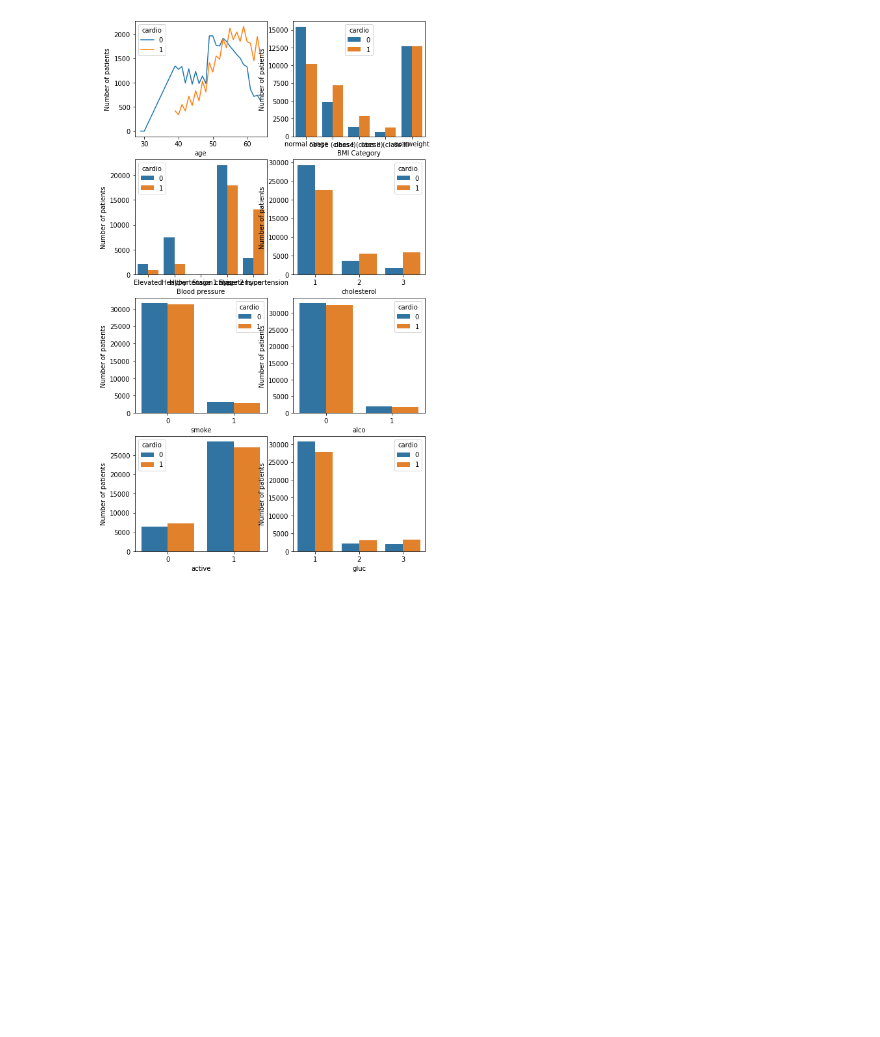
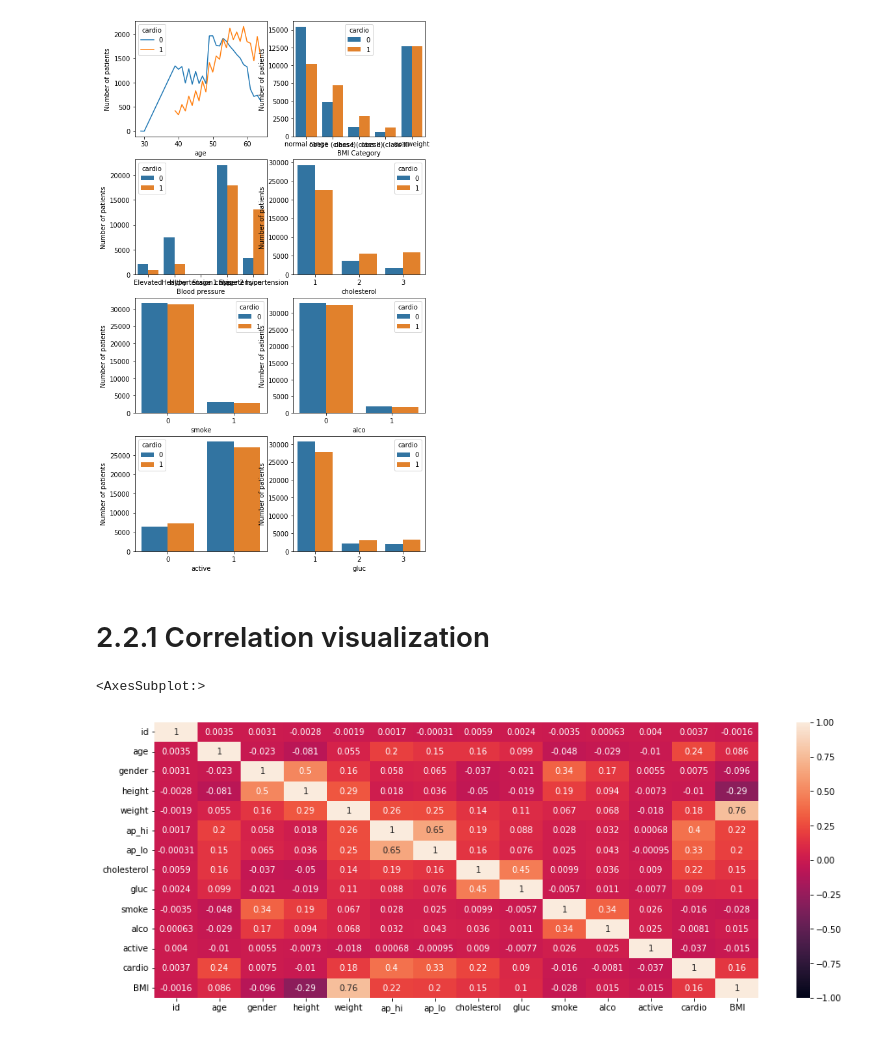
Before and after one commit to SamiFatmi/Machine-Learning-SAMI-FATMI, a Jupyter notebook: Labs/2-Disease_prediction.ipynb, the cells around one changed output. Drawn from its saved outputs; the diff is of its cells as text; code cells hidden in the pictures; blank space fills up the shorter version.

```diff
--- a/Labs/2-Disease_prediction.ipynb
+++ b/Labs/2-Disease_prediction.ipynb
@@ -267,3 +267,11 @@ See the caveats in the documentation: https://pandas.pydata.org/pandas-docs/stab
   df_cardio_age["age"]=df_cardio_age["age"]//365
 <AxesSubplot:xlabel='gluc', ylabel='Number of patients'>
 [figure]
+# %% [markdown]
+# 2.2.1 Correlation visualization
+# %%
+plt.figure(figsize=(16, 6))
+sns.heatmap(df_modified.corr(), vmin=-1, vmax=1, annot=True)
+# %% [output]
+<AxesSubplot:>
+[figure, added]
```
Also changed, not shown: parts of 3 cells of this notebook.
